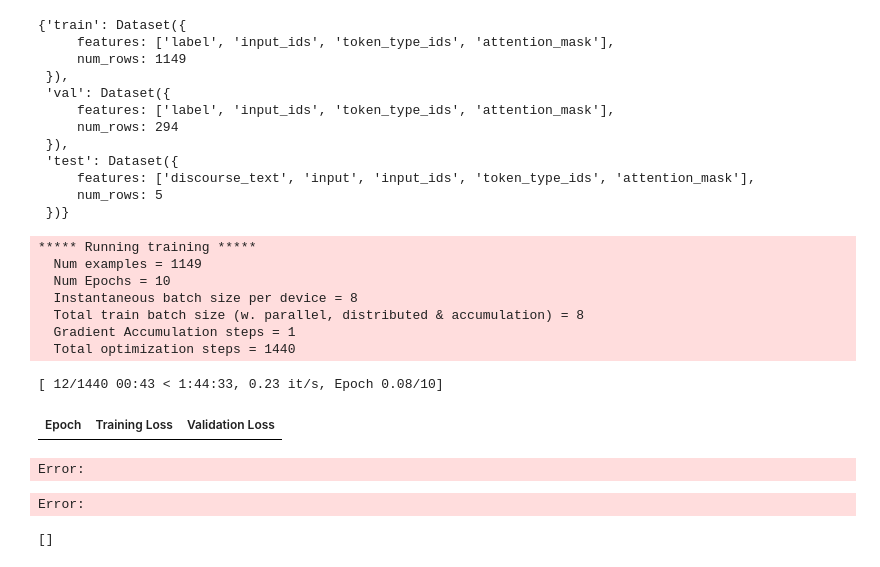
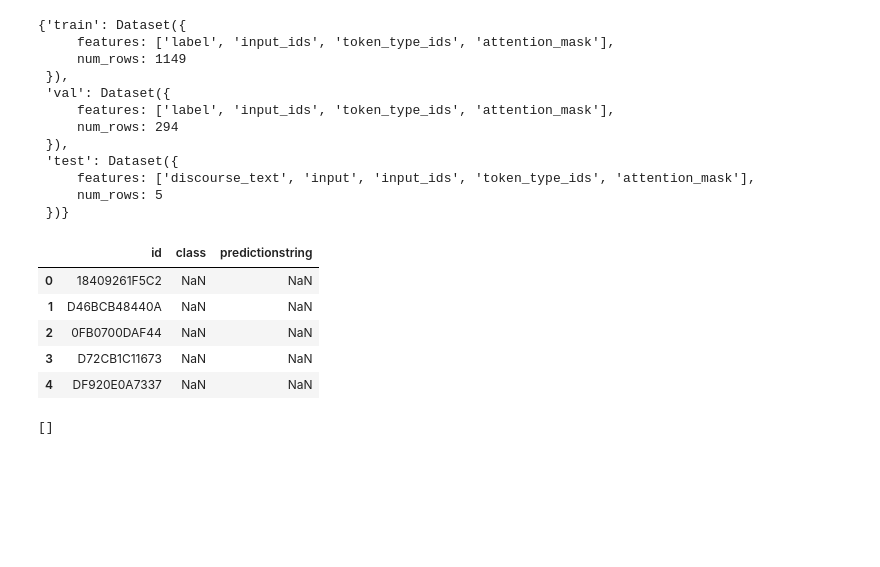
Before and after one commit to toutatsu/kaggle, a Jupyter notebook: Featured/Feedback_Prize/feedback_prize_2021/notebooks/BERT_test.ipynb, the cells around one changed output. Drawn from its saved outputs; the diff is of its cells as text; code cells hidden in the pictures; blank space fills up the shorter version.

```diff
--- a/Featured/Feedback_Prize/feedback-prize-2021/notebooks/BERT_test.ipynb
+++ b/Featured/Feedback_Prize/feedback_prize_2021/notebooks/BERT_test.ipynb
@@ -284,22 +284,19 @@ datasetdict=datasets.DatasetDict({
 })
 # %%
 trainer_ = trainer.transformers_get_trainer(CFG.output_path+model_name+'/',model.model,model.tokenizer,datasetdict)
+# %%
+sample_submission_csv
+# %% [output]
+|  | id | class | predictionstring |
+| 0 | 18409261F5C2 | NaN | NaN |
+| 1 | D46BCB48440A | NaN | NaN |
+| 2 | 0FB0700DAF44 | NaN | NaN |
+| 3 | D72CB1C11673 | NaN | NaN |
+| 4 | DF920E0A7337 | NaN | NaN |
 # %%
-if training:
-    trainer_.train()
-    #trainer.save_model(output_dir=CFG.output_path+model_name+'/')
+# if training:
+#     trainer_.train()
+#     #trainer.save_model(output_dir=CFG.output_path+model_name+'/')
-# %% [output]
-***** Running training *****
-  Num examples = 1149
-  Num Epochs = 10
-  Instantaneous batch size per device = 8
-  Total train batch size (w. parallel, distributed & accumulation) = 8
-  Gradient Accumulation steps = 1
-  Total optimization steps = 1440
-[ 12/1440 00:43 < 1:44:33, 0.23 it/s, Epoch 0.08/10]
-| Epoch | Training Loss | Validation Loss |
-Error:
-Error:
 # %%
 trainer_.state.log_history
 # %% [output]
```
Also changed, not shown: parts of 4 cells of this notebook, 6 other files.
